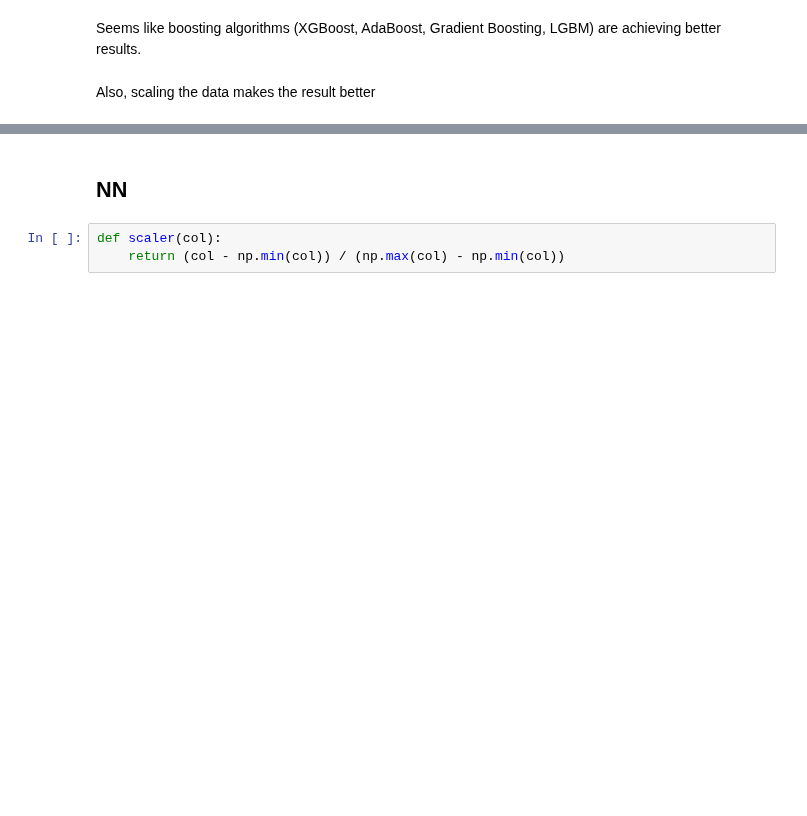
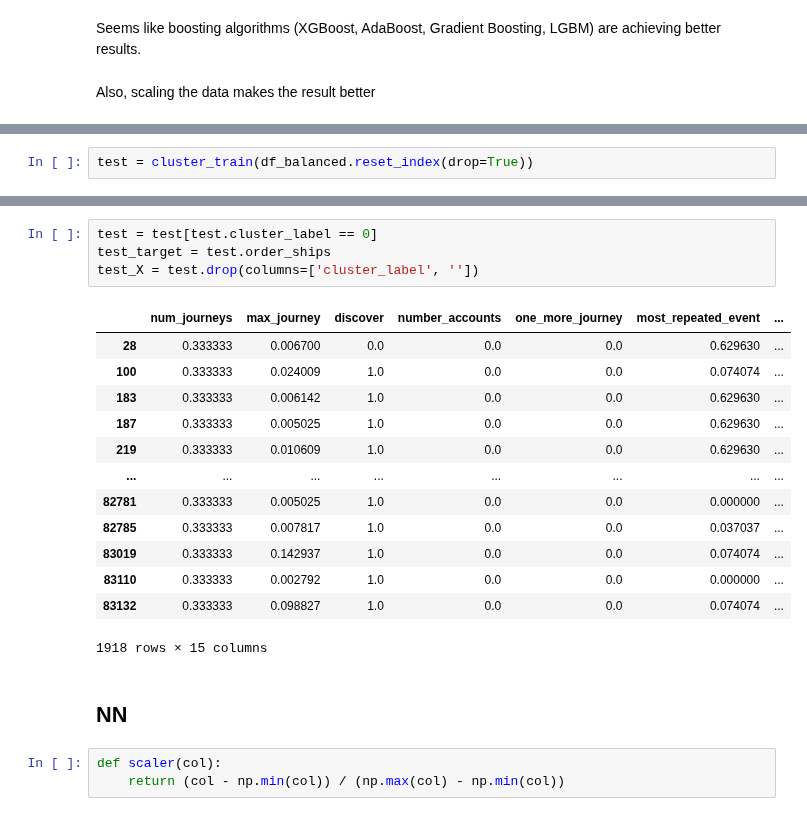
Before and after one commit to taroii/STATSM148, a Jupyter notebook: Python-Files/darren_simple_model_training.ipynb, the cells around one changed output, grey strips where cells are left out. Saved outputs shown, nothing was run; the diff lists cells and outputs as text; blank space fills up the shorter version.

Commit message:
clustering changes

```diff
--- a/Python-Files/darren_simple_model_training.ipynb
+++ b/Python-Files/darren_simple_model_training.ipynb
@@ -179,0 +250,2 @@ error_df
+# %%
+test = cluster_train(df_balanced.reset_index(drop=True))
@@ -180,3 +296,21 @@ error_df
+# %%
+test = test[test.cluster_label == 0]
+test_target = test.order_ships
+test_X = test.drop(columns=['cluster_label', ''])
+# %% [output]
+|  | num_journeys | max_journey | discover | number_accounts | one_more_journey | most_repeated_event | ... |
+| 28 | 0.333333 | 0.006700 | 0.0 | 0.0 | 0.0 | 0.629630 | ... |
+| 100 | 0.333333 | 0.024009 | 1.0 | 0.0 | 0.0 | 0.074074 | ... |
+| 183 | 0.333333 | 0.006142 | 1.0 | 0.0 | 0.0 | 0.629630 | ... |
+| 187 | 0.333333 | 0.005025 | 1.0 | 0.0 | 0.0 | 0.629630 | ... |
+| 219 | 0.333333 | 0.010609 | 1.0 | 0.0 | 0.0 | 0.629630 | ... |
+| ... | ... | ... | ... | ... | ... | ... | ... |
+| 82781 | 0.333333 | 0.005025 | 1.0 | 0.0 | 0.0 | 0.000000 | ... |
+| 82785 | 0.333333 | 0.007817 | 1.0 | 0.0 | 0.0 | 0.037037 | ... |
+| 83019 | 0.333333 | 0.142937 | 1.0 | 0.0 | 0.0 | 0.074074 | ... |
+| 83110 | 0.333333 | 0.002792 | 1.0 | 0.0 | 0.0 | 0.000000 | ... |
+| 83132 | 0.333333 | 0.098827 | 1.0 | 0.0 | 0.0 | 0.074074 | ... |
+1918 rows × 15 columns
 # %% [markdown]
 ## NN
 # %%
```
Also changed, not shown: parts of 25 cells of this notebook.
